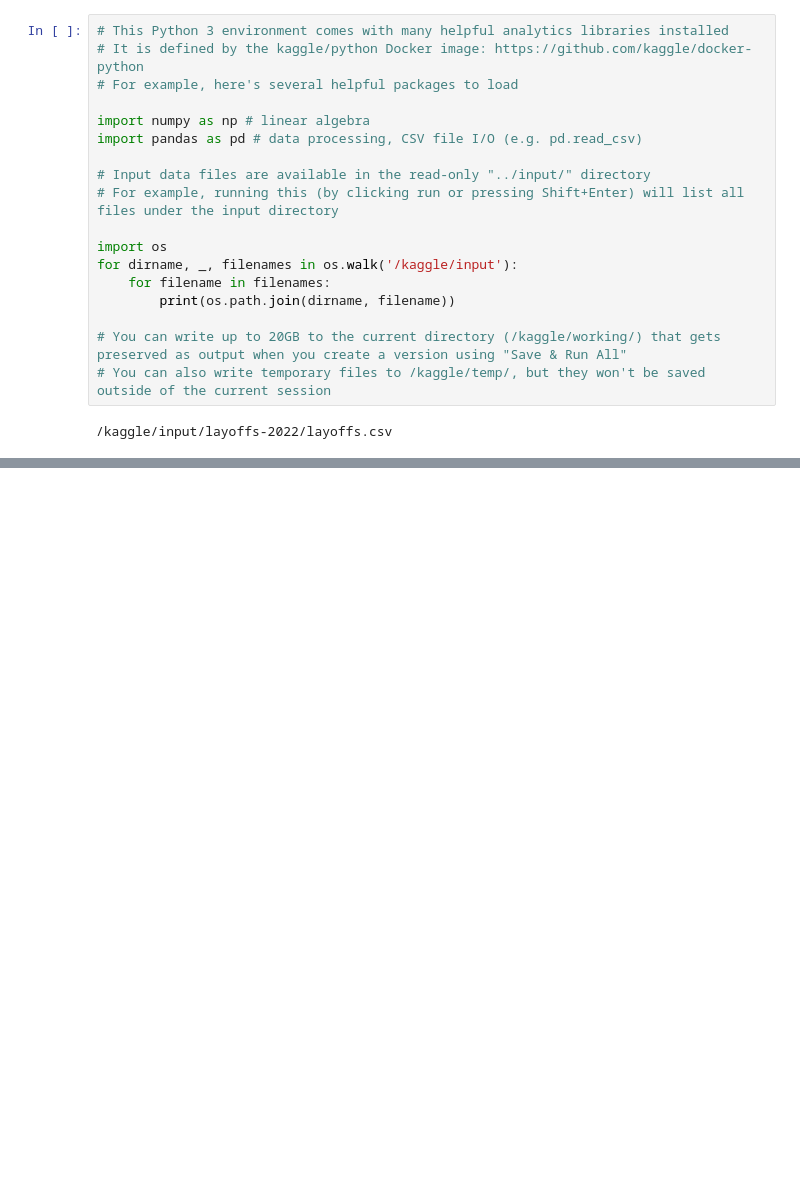
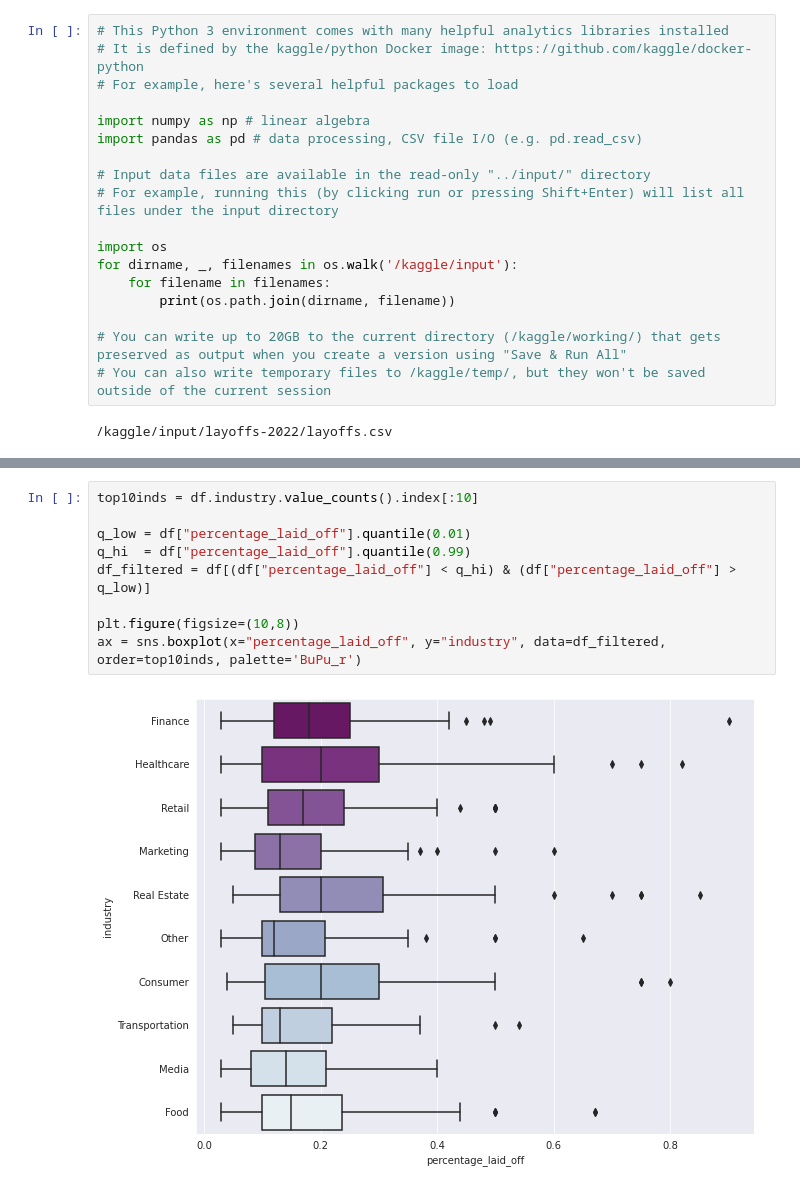
Before and after one commit to Maia97/layoffs-2022-analysis, a Jupyter notebook: layoffs-2022-analysis.ipynb, the cells around one changed output, grey strips where cells are left out. Drawn from its saved outputs; the diff is of its cells as text; blank space fills up the shorter version.

```diff
--- a/layoffs-2022-analysis.ipynb
+++ b/layoffs-2022-analysis.ipynb
@@ -90,0 +148,11 @@ df.shape
+# %%
+top10inds = df.industry.value_counts().index[:10]
+
+q_low = df["percentage_laid_off"].quantile(0.01)
+q_hi  = df["percentage_laid_off"].quantile(0.99)
+df_filtered = df[(df["percentage_laid_off"] < q_hi) & (df["percentage_laid_off"] > q_low)]
+
+plt.figure(figsize=(10,8))
+ax = sns.boxplot(x="percentage_laid_off", y="industry", data=df_filtered, order=top10inds, palette='BuPu_r')
+# %% [output]
+[figure, added]
```
Also changed, not shown: parts of 23 cells of this notebook.
